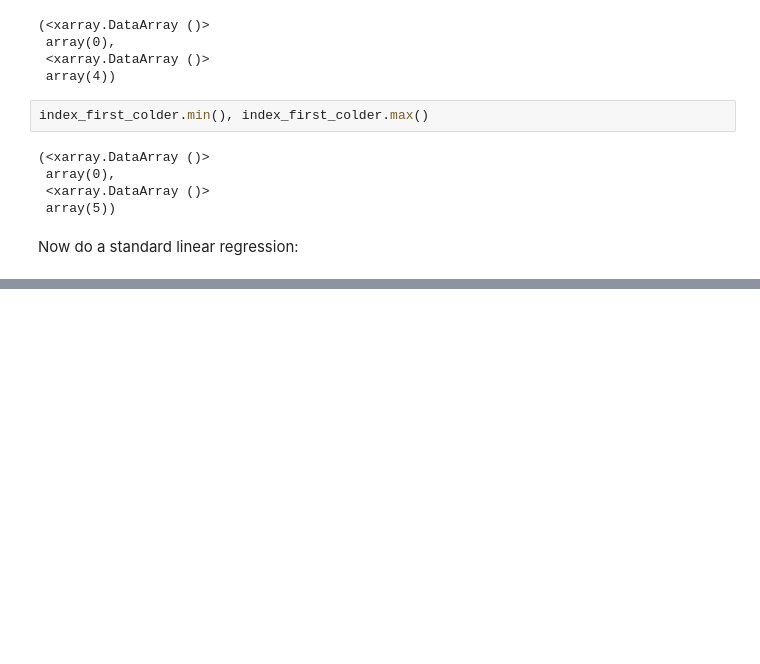
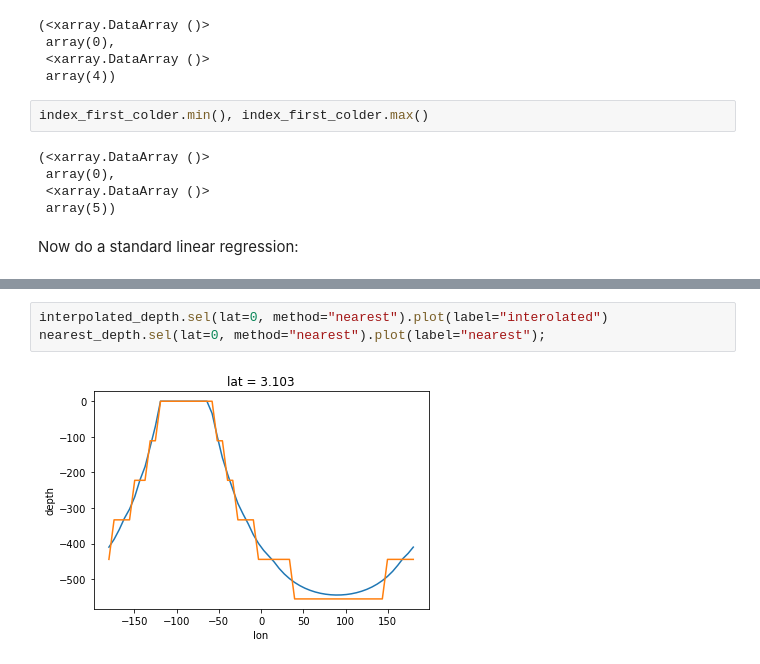
Before and after one commit to willirath/geomar-open-hacky-hour-2021-04, a Jupyter notebook: 2022-04-29/lazy_eval_vertical_interpolation.ipynb, the cells around one changed output, grey strips where cells are left out. Drawn from its saved outputs; the diff is of its cells as text; blank space fills up the shorter version.

```diff
--- a/2022-04-29/lazy_eval_vertical_interpolation.ipynb
+++ b/2022-04-29/lazy_eval_vertical_interpolation.ipynb
@@ -154,0 +176,5 @@ interpolated_depth.plot();
+# %%
+interpolated_depth.sel(lat=0, method="nearest").plot(label="interolated")
+nearest_depth.sel(lat=0, method="nearest").plot(label="nearest");
+# %% [output]
+[figure, added]
```
Also changed, not shown: parts of 3 cells of this notebook.
